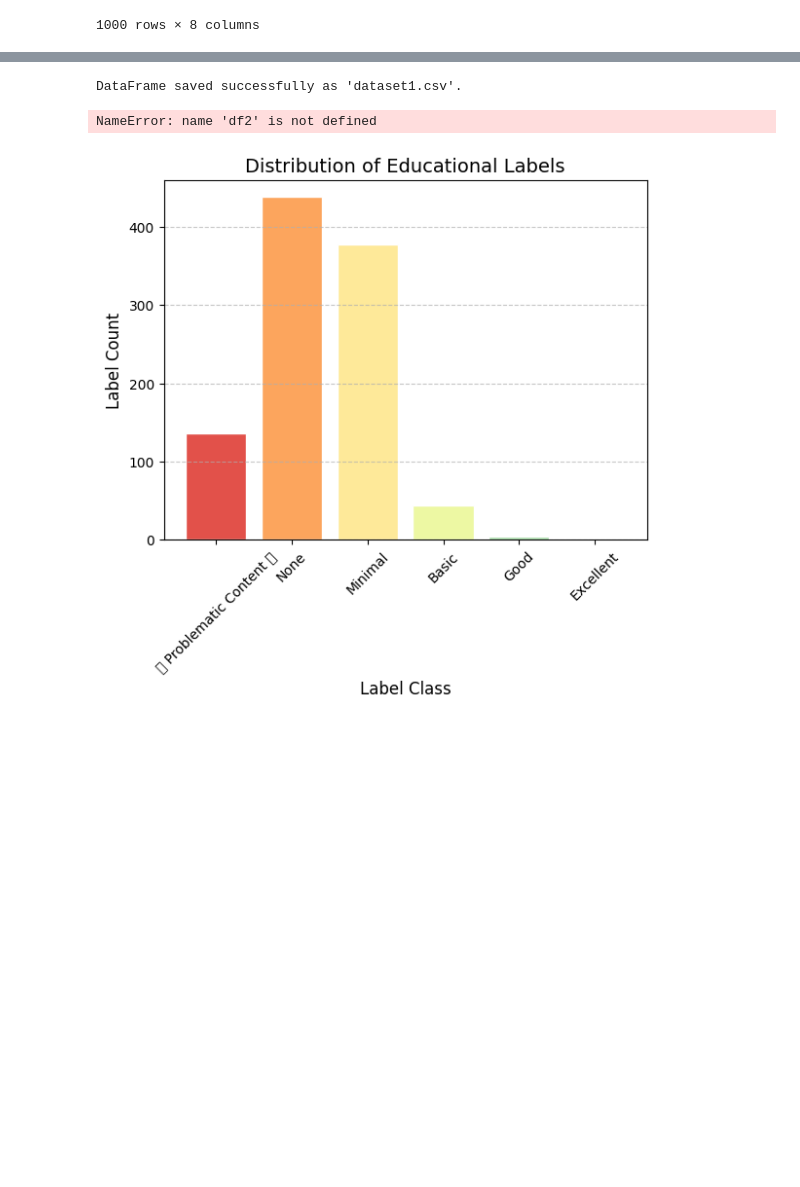
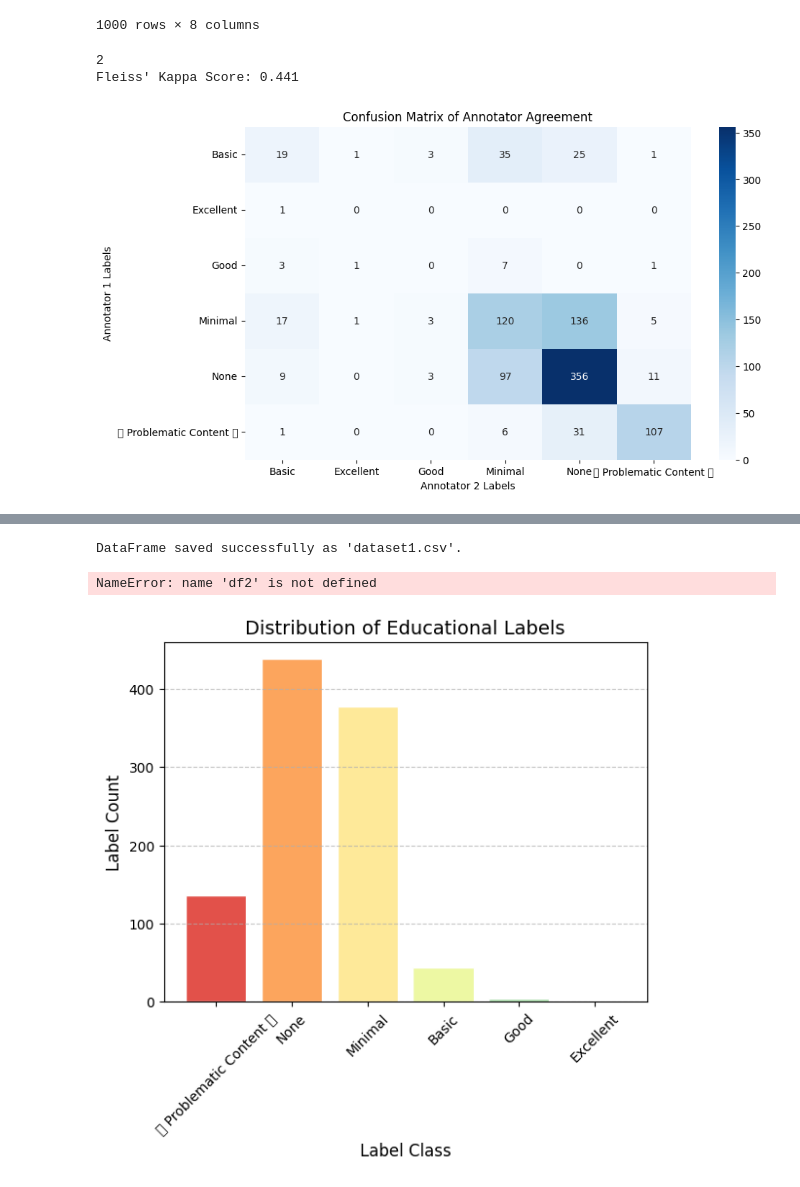
Before and after one commit to Shadoughcake/Enhancing-Multilingual-AI-Analyzing-and-Modeling-Educational-Content-with-the-FineWeb-C, a Jupyter notebook: dataset.ipynb, the cells around one changed output, grey strips where cells are left out. Drawn from its saved outputs; the diff is of its cells as text; code cells hidden in the pictures; blank space fills up the shorter version.

```diff
--- a/dataset.ipynb
+++ b/dataset.ipynb
@@ -27,3 +28,73 @@ df
 | 998 | 8366e8a1-f9d1-4bd2-ada2-f6192ccaf82a | Dato: 23/06/2022\nKlokkeslæt: 15:... | [None, Minimal, None] | [a0585a5c-b72f-4c3a-a2a3-17e8e0b4... | False | 1.0 | ... |
 | 999 | eabf12c7-bee5-4efa-a5f5-133afdf06350 | Viser 1–40 af 41 resultater\nHvis... | [Minimal, None] | [a0585a5c-b72f-4c3a-a2a3-17e8e0b4... | False | 1.0 | ... |
 1000 rows × 8 columns
+# %%
+# Get all unique labels
+all_labels = sorted(set(label for labels in df["educational_value_labels"].dropna() for label in labels))
+
+# Function to count occurrences of labels in each row
+def get_label_counts(label_list, all_labels):
+    label_counter = Counter(label_list)  # Count occurrences
+    return [label_counter.get(label, 0) for label in all_labels]  # Ensure order matches `all_labels`
+
+# Convert to matrix
+counts_matrix = np.array(df["educational_value_labels"].apply(lambda row: get_label_counts(row, all_labels)).tolist())
+print(counts_matrix.sum(axis=1).min())
+# Ensure all rows sum to the same number of annotators
+n_annotators = counts_matrix.sum(axis=1).max()  # Find max number of annotators per row
+
+# Normalize rows to match the expected number of annotators
+for i, row in enumerate(counts_matrix):
+    total = row.sum()
+    if total < n_annotators:
+        # Distribute missing votes proportionally
+        difference = n_annotators - total
+        row[np.argmax(row)] += difference  # Add votes to most common label
+
+# Compute Fleiss' Kappa
+kappa_score = fleiss_kappa(counts_matrix, method="fleiss")
+
+print(f"Fleiss' Kappa Score: {kappa_score:.3f}")
+# %% [output]
+2
+Fleiss' Kappa Score: 0.441
+# %%
+import numpy as np
+import pandas as pd
+import seaborn as sns
+import matplotlib.pyplot as plt
+from collections import Counter
+from sklearn.metrics import confusion_matrix
+
+# Function to select exactly two annotators per row
+def select_two_annotators(label_list):
+    if len(label_list) >= 2:
+        return label_list[:2]  # Keep only the first two annotators
+    else:
+        return None  # Drop this row later
+
+# Apply function to select two annotators
+df["selected_labels"] = df["educational_value_labels"].apply(select_two_annotators)
+
+# Drop rows where there are not enough annotators
+df_filtered = df.dropna(subset=["selected_labels"])
+
+# Extract annotator 1 and annotator 2 labels separately
+annotator_1 = [labels[0] for labels in df_filtered["selected_labels"]]
+annotator_2 = [labels[1] for labels in df_filtered["selected_labels"]]
+
+# Get all unique labels to ensure consistent ordering
+all_labels = sorted(set(annotator_1 + annotator_2))
+
+# Compute confusion matrix
+conf_matrix = confusion_matrix(annotator_1, annotator_2, labels=all_labels)
+
+# Plot confusion matrix
+plt.figure(figsize=(10, 6))
+sns.heatmap(conf_matrix, annot=True, fmt="d", cmap="Blues", xticklabels=all_labels, yticklabels=all_labels)
+plt.xlabel("Annotator 2 Labels")
+plt.ylabel("Annotator 1 Labels")
+plt.title("Confusion Matrix of Annotator Agreement")
+plt.show()
+# %% [output]
+[figure, added]
```
Also changed, not shown: parts of 10 cells of this notebook, 2 other files.
